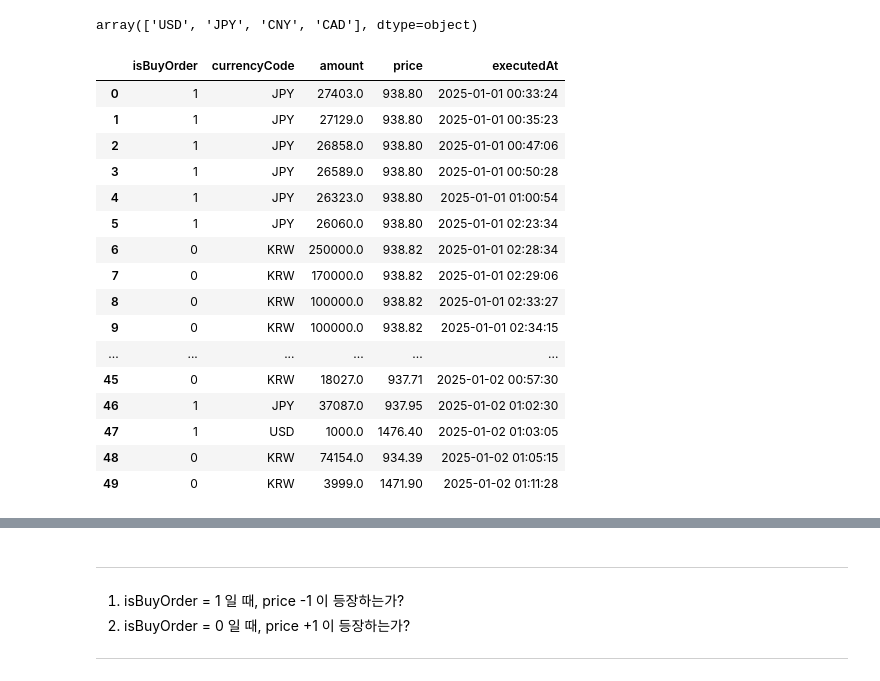
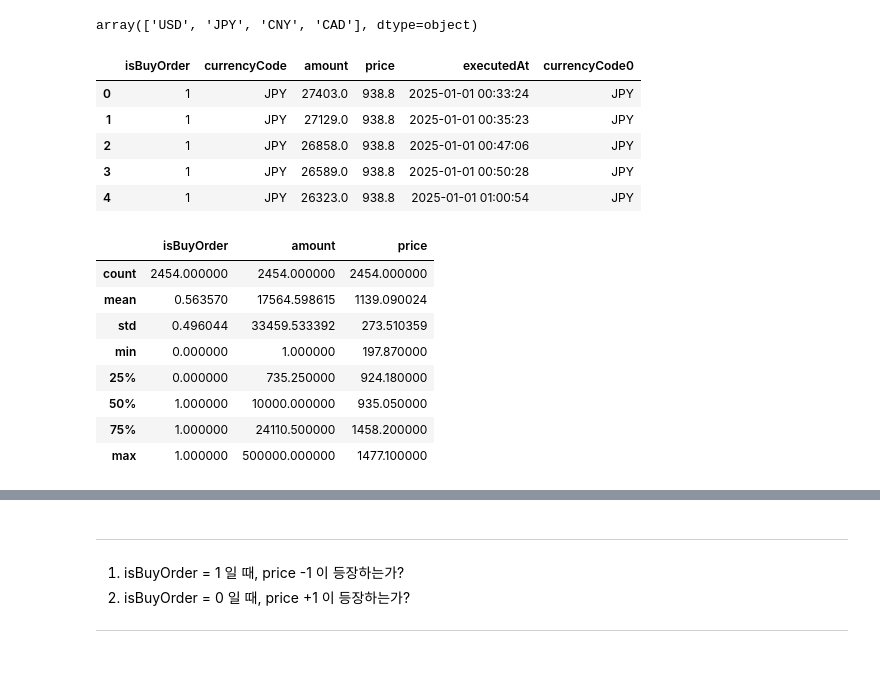
Before and after one commit to PlutoJoshua/profit_analysis, a Jupyter notebook: test.ipynb, the cells around one changed output, grey strips where cells are left out. Cells and saved outputs as stored; diff of their text form; code cells hidden in the pictures.

```diff
--- a/test.ipynb
+++ b/test.ipynb
@@ -555,24 +555,25 @@ filtered_df['currencyCode'].unique()
 array(['USD', 'JPY', 'CNY', 'CAD'], dtype=object)
 # %%
 trade = pd.read_csv('../trade.csv')
-trade.head(50)
+trade.head()
 # %% [output]
-|  | isBuyOrder | currencyCode | amount | price | executedAt |
-| 0 | 1 | JPY | 27403.0 | 938.80 | 2025-01-01 00:33:24 |
-| 1 | 1 | JPY | 27129.0 | 938.80 | 2025-01-01 00:35:23 |
-| 2 | 1 | JPY | 26858.0 | 938.80 | 2025-01-01 00:47:06 |
-| 3 | 1 | JPY | 26589.0 | 938.80 | 2025-01-01 00:50:28 |
-| 4 | 1 | JPY | 26323.0 | 938.80 | 2025-01-01 01:00:54 |
-| 5 | 1 | JPY | 26060.0 | 938.80 | 2025-01-01 02:23:34 |
-| 6 | 0 | KRW | 250000.0 | 938.82 | 2025-01-01 02:28:34 |
-| 7 | 0 | KRW | 170000.0 | 938.82 | 2025-01-01 02:29:06 |
-| 8 | 0 | KRW | 100000.0 | 938.82 | 2025-01-01 02:33:27 |
-| 9 | 0 | KRW | 100000.0 | 938.82 | 2025-01-01 02:34:15 |
-| ... | ... | ... | ... | ... | ... |
-| 45 | 0 | KRW | 18027.0 | 937.71 | 2025-01-02 00:57:30 |
-| 46 | 1 | JPY | 37087.0 | 937.95 | 2025-01-02 01:02:30 |
-| 47 | 1 | USD | 1000.0 | 1476.40 | 2025-01-02 01:03:05 |
-| 48 | 0 | KRW | 74154.0 | 934.39 | 2025-01-02 01:05:15 |
-| 49 | 0 | KRW | 3999.0 | 1471.90 | 2025-01-02 01:11:28 |
+|  | isBuyOrder | currencyCode | amount | price | executedAt | currencyCode0 |
+| 0 | 1 | JPY | 27403.0 | 938.8 | 2025-01-01 00:33:24 | JPY |
+| 1 | 1 | JPY | 27129.0 | 938.8 | 2025-01-01 00:35:23 | JPY |
+| 2 | 1 | JPY | 26858.0 | 938.8 | 2025-01-01 00:47:06 | JPY |
+| 3 | 1 | JPY | 26589.0 | 938.8 | 2025-01-01 00:50:28 | JPY |
+| 4 | 1 | JPY | 26323.0 | 938.8 | 2025-01-01 01:00:54 | JPY |
+# %%
+trade.describe()
+# %% [output]
+|  | isBuyOrder | amount | price |
+| count | 2454.000000 | 2454.000000 | 2454.000000 |
+| mean | 0.563570 | 17564.598615 | 1139.090024 |
+| std | 0.496044 | 33459.533392 | 273.510359 |
+| min | 0.000000 | 1.000000 | 197.870000 |
+| 25% | 0.000000 | 735.250000 | 924.180000 |
+| 50% | 1.000000 | 10000.000000 | 935.050000 |
+| 75% | 1.000000 | 24110.500000 | 1458.200000 |
+| max | 1.000000 | 500000.000000 | 1477.100000 |
 # %%
 krw = trade[trade['currencyCode'] == 'KRW']
```
Also changed, not shown: parts of 2 cells of this notebook.
